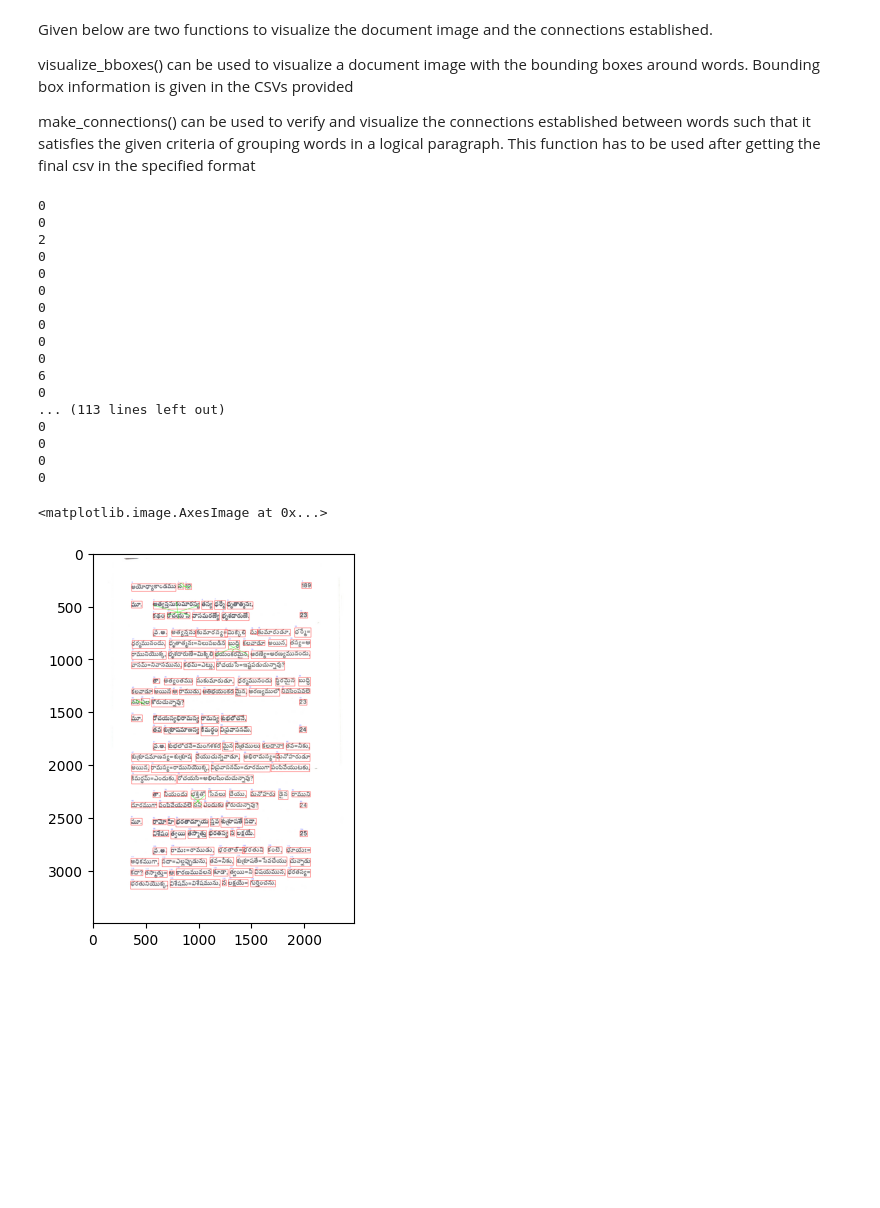
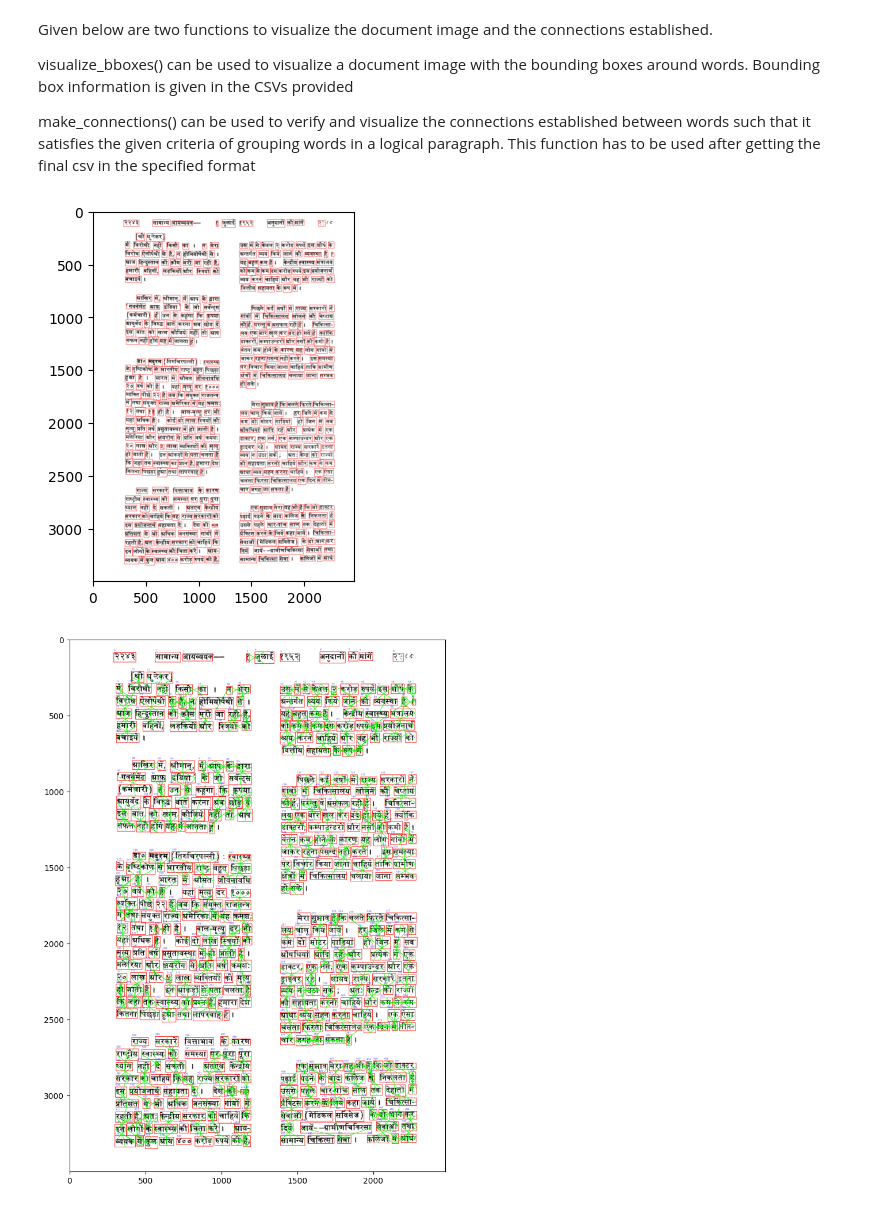
Before and after one commit to losettimourya/SMAI-Assignment2, a Jupyter notebook: SMAI - AQ2/SMAI_Assignment_2_Question.ipynb, the cells around one changed output. Cells and saved outputs as stored; diff of their text form; code cells hidden in the pictures; blank space fills up the shorter version.

```diff
--- a/SMAI - AQ2/SMAI_Assignment_2_Question.ipynb
+++ b/SMAI - AQ2/SMAI_Assignment_2_Question.ipynb
@@ -150,5 +328,5 @@ print(euclidean)
 # %%
-img = cv2.imread('images/159.jpg')
+img = cv2.imread('images/68.jpg')
 # %% [markdown]
 Given below are two functions to visualize the document image and the connections established.
 
@@ -220,25 +398,10 @@ def make_connections(image):
 
   return image_with_boxes
 # %%
-# visualize_bboxes(img)
+visualize_bboxes(img)
+plt.figure(figsize=(20, 12))
 plt.imshow(make_connections(img))
+plt.show()
 # %% [output]
-0
-0
-2
-0
-0
-0
-0
-0
-0
-0
-6
-0
-... (113 lines left out)
-0
-0
-0
-0
-<matplotlib.image.AxesImage at 0x...>
-[figure, old version]
+[figure, new version]
+[figure, added]
```
Also changed, not shown: parts of 6 cells of this notebook, 8 other files.
